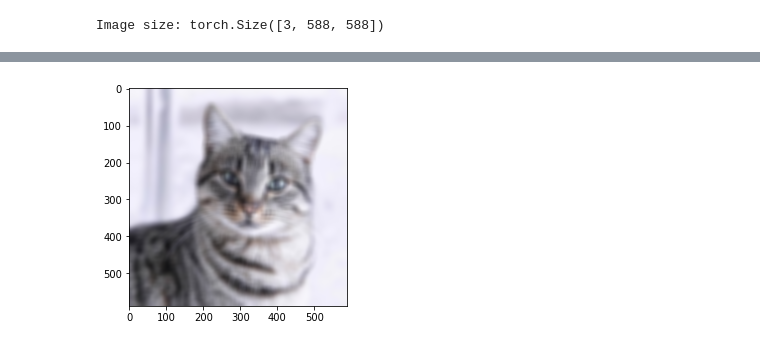
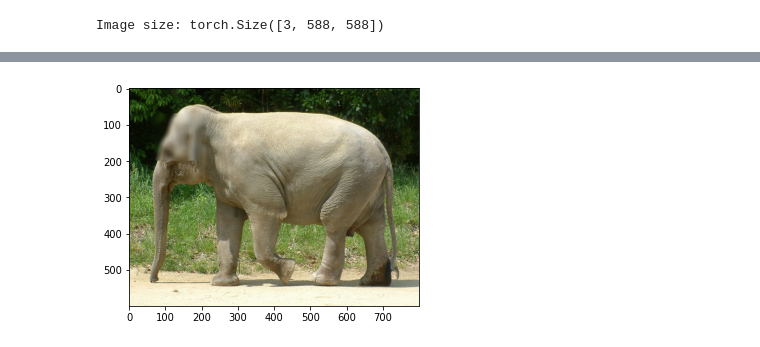
Before and after one commit to FatimaZohraBoumhaout/Occlusion, a Jupyter notebook: Gaussian_Noise_&_Blur.ipynb, the cells around one changed output, grey strips where cells are left out. Saved outputs shown, nothing was run; the diff lists cells and outputs as text; code cells hidden in the pictures.

```diff
--- a/Gaussian_Noise_&_Blur.ipynb
+++ b/Gaussian_Noise_&_Blur.ipynb
@@ -49,7 +55,13 @@ Clipping input data to the valid range for imshow with RGB data ([0..1] for floa
 # %%
 # Blur
+image = Image.open("/content/elephant.jpg")
+
 transform = T.GaussianBlur(kernel_size=(17, 17), sigma=(0.1, 200))
-img = pil2tensor(image)
-plot_image(transform(img))
+
+x = pil2tensor (image)
+
+x[:,70:200,70:200] = transform(x[:,70:200,70:200])
+
+plot_image(x)
 # %% [output]
-[figure, old version]
+[figure, new version]
```
Also changed, not shown: parts of 3 cells of this notebook.
